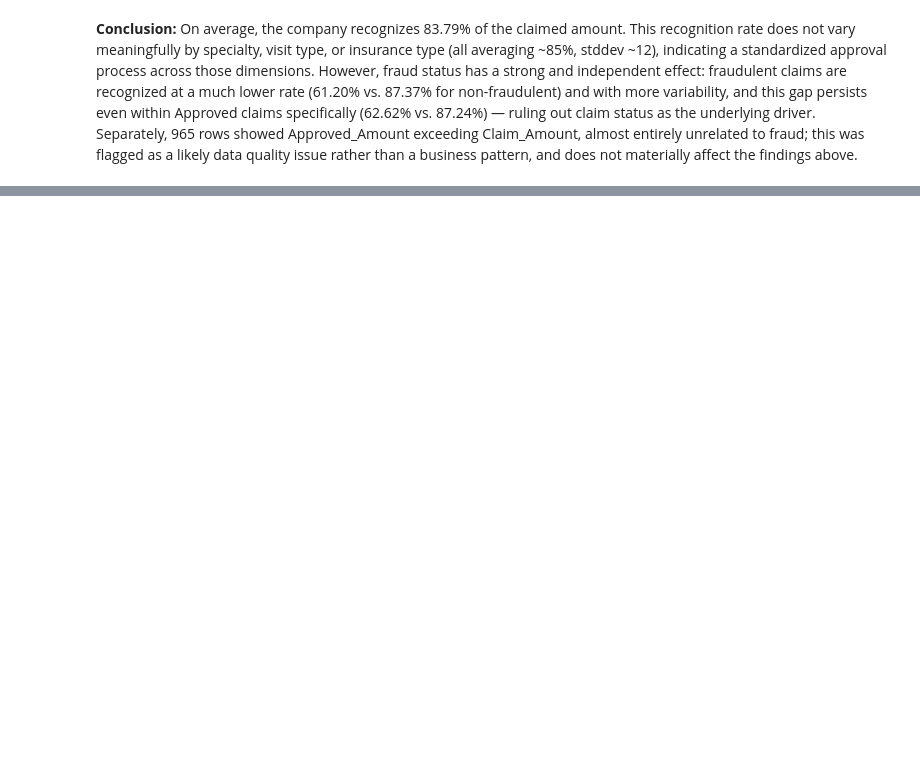
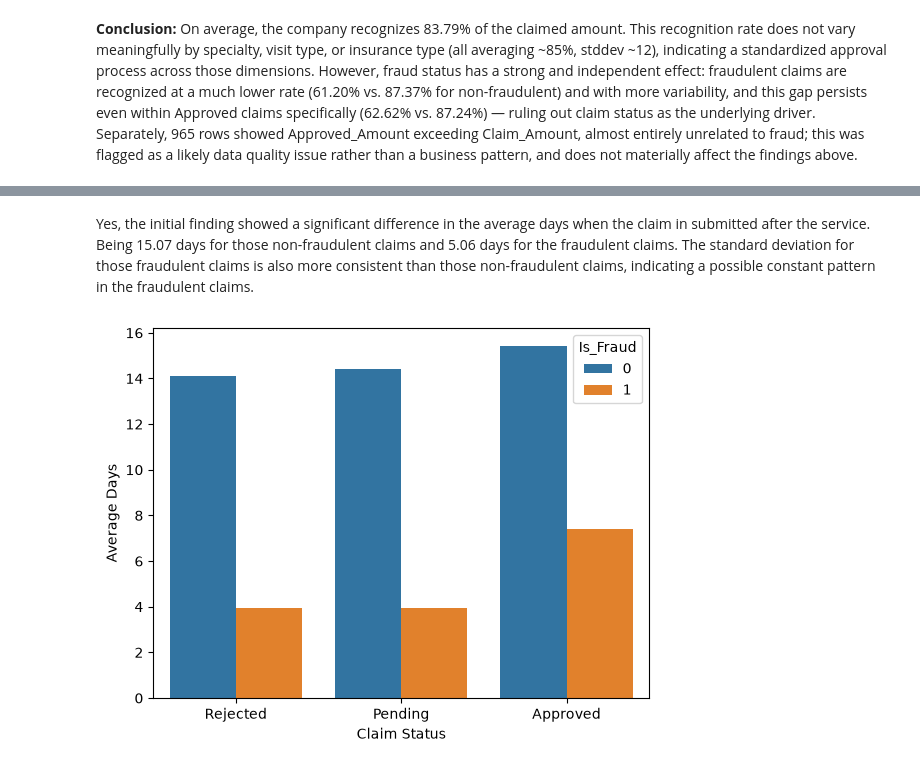
Before and after one commit to jscode-1302/claims_analysis, a Jupyter notebook: notebooks/analysis.ipynb, the cells around one changed output, grey strips where cells are left out. Cells and saved outputs as stored; diff of their text form; code cells hidden in the pictures; blank space fills up the shorter version.

```diff
--- a/notebooks/analysis.ipynb
+++ b/notebooks/analysis.ipynb
@@ -632,0 +664,19 @@ plt.show()
+# %% [markdown]
+Yes, the initial finding showed a significant difference in the average days when the claim in submitted after the service. Being 15.07 days for those non-fraudulent claims and 5.06 days for the fraudulent claims. The standard deviation for those fraudulent claims is also more consistent than those non-fraudulent claims, indicating a possible constant pattern in the fraudulent claims.
+# %%
+df_avg_days_status = con.execute("""
+    SELECT
+        Is_Fraud,
+        Claim_Status,
+        AVG(Days_Between_Service_and_Claim) as Avg_Days,
+    FROM claims
+    GROUP BY Is_Fraud, Claim_Status
+    ORDER BY Avg_Days
+""").df()
+
+ax = sns.barplot(data=df_avg_days_status, x='Claim_Status', y='Avg_Days', hue='Is_Fraud')
+
+ax.set(xlabel='Claim Status', ylabel='Average Days')
+plt.show()
+# %% [output]
+[figure, added]
```
Also changed, not shown: parts of 5 cells of this notebook.
